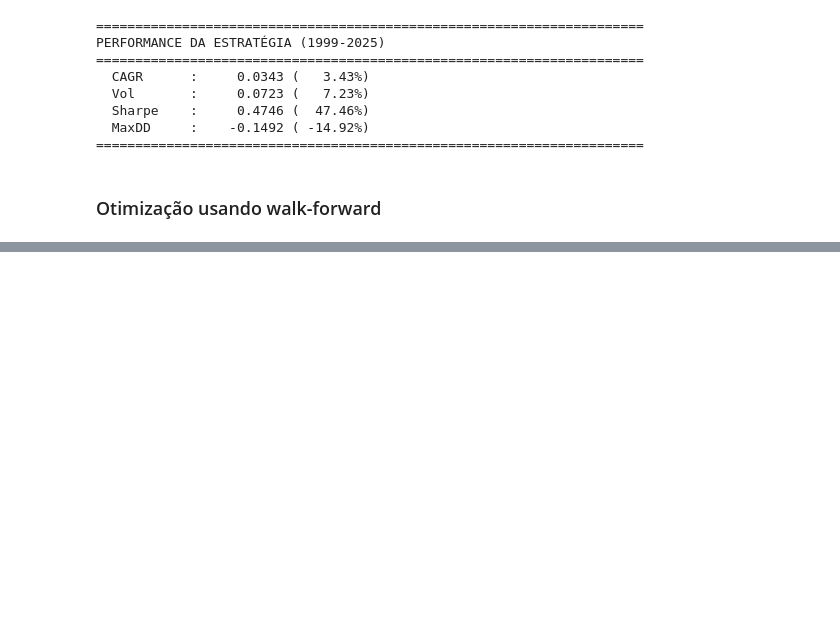
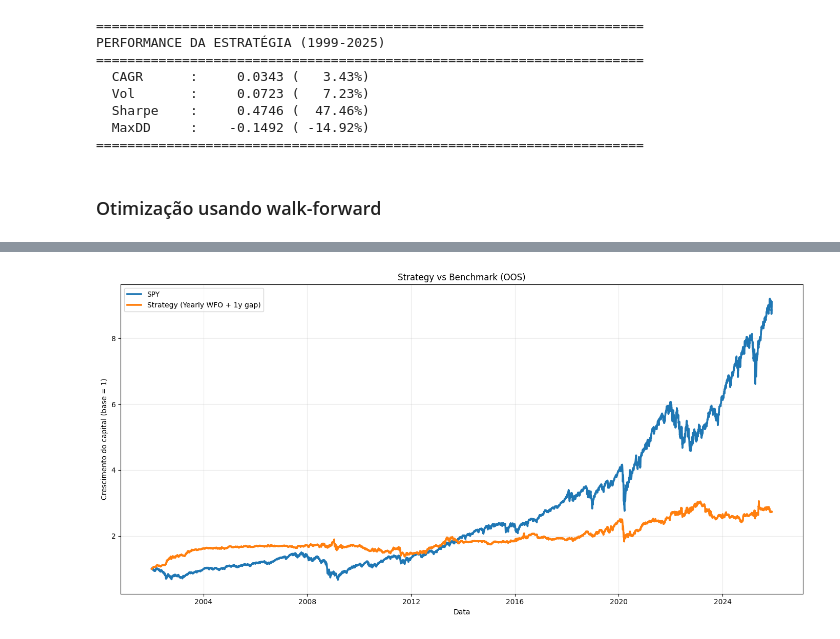
Before and after one commit to savio160502/Statistical-Arbitrage, a Jupyter notebook: run_backtest.ipynb, the cells around one changed output, grey strips where cells are left out. Drawn from its saved outputs; the diff is of its cells as text; code cells hidden in the pictures; blank space fills up the shorter version.

```diff
--- a/run_backtest.ipynb
+++ b/run_backtest.ipynb
@@ -1075,9 +1075,9 @@ def optimize_then_trade_yearly_with_gap(
     cv_window_size: int = 252*2,
     cv_step_size: int = 252,
     seed: int = 42,
-    storage: str = "sqlite:///optuna_yearly.db",
+    storage: str = "sqlite:///optuna_yearly_eua.db",
     study_prefix: str = "wfo",
-    params_ckpt_path: str = "params_by_year_eua.csv",
+    params_ckpt_path: str = "params_eua_year.csv",
     rets_ckpt_path: str = "ret_oos_eua.csv",
 ):
 
@@ -1245,6 +1245,7 @@ def optimize_then_trade_yearly_with_gap(
         B_exec = bench.loc[(bench.index.year >= last_train_start) & (bench.index.year <= test_year)]
         test_idx = returns.loc[returns.index.year == test_year].index
 
+        print(f"\n=== Test Year: {test_year} | Train: {last_train_start}-{last_train_end} | Gap: {last_gap_year} | Opt: {last_opt_year} | Score (train CV): {current_score:.4f} ===")
         res_exec = pca_portfolio_hedge(
             returns=R_exec,
             returns_bench=B_exec,
@@ -1264,11 +1265,15 @@ def optimize_then_trade_yearly_with_gap(
             verbose=False,
         )
 
+        print(f"Test Year {test_year} - Score OOS: {score_strategy(res_exec['ret_net'].reindex(test_idx).dropna()):.4f}")
         ret_y = res_exec["ret_net"].reindex(test_idx).dropna()
         if len(ret_y) < 60:
             continue
 
-        ret_oos_all = pd.concat([ret_oos_all, ret_y]).sort_index()
+        if ret_oos_all.empty:
+            ret_oos_all = ret_y.sort_index()
+        else:
+            ret_oos_all = pd.concat([ret_oos_all, ret_y]).sort_index()
         ret_oos_all.name = "ret_oos"
 
         row = {
@@ -1281,9 +1286,14 @@ def optimize_then_trade_yearly_with_gap(
             **current_params,
         }
 
-        params_table = pd.concat([params_table, pd.DataFrame([row])], ignore_index=True)
+        new_row_df = pd.DataFrame([row])
+        if params_table.empty:
+            params_table = new_row_df
+        else:
+            params_table = pd.concat([params_table, new_row_df], ignore_index=True)
         params_table = params_table.sort_values("year_test").reset_index(drop=True)
 
+        print(f"Parameters for test year {test_year} saved. OOS return for the year: {ret_y.sum():.4f}")
         # checkpoints
         params_table.to_csv(params_ckpt_path, index=False)
         ret_oos_all.to_frame("ret_oos").to_csv(rets_ckpt_path)
@@ -1313,30 +1515,32 @@ out = optimize_then_trade_yearly_with_gap(
 # %%
 ret_oos = out["ret_oos"]
 cum_oos = out["cum_oos"]
 params_table = out["params_table"]
 
 # Benchmark no mesmo período OOS
 bench_oos = (returns_spy_longa if isinstance(returns_spy_longa, pd.Series) else returns_spy_longa.iloc[:,0])
 bench_oos = bench_oos.reindex(ret_oos.index).dropna()
 
 common = ret_oos.index.intersection(bench_oos.index)
 ret_oos = ret_oos.loc[common]
 bench_oos = bench_oos.loc[common]
 
 cum_strat = (1 + ret_oos).cumprod()
 cum_bench = (1 + bench_oos).cumprod()
 
 # normaliza início
 cum_strat = cum_strat / cum_strat.iloc[0]
 cum_bench = cum_bench / cum_bench.iloc[0]
 
 plt.figure(figsize=(14,7))
-plt.plot(cum_bench.index, cum_bench, linewidth=2.6, label="IBOV (OOS)")
+plt.plot(cum_bench.index, cum_bench, linewidth=2.6, label="SPY")
 plt.plot(cum_strat.index, cum_strat, linewidth=2.6, label="Strategy (Yearly WFO + 1y gap)")
 plt.grid(alpha=0.25)
 plt.title("Strategy vs Benchmark (OOS)")
 plt.xlabel("Data")
 plt.ylabel("Crescimento do capital (base = 1)")
 plt.legend()
 plt.tight_layout()
 plt.show()
+# %% [output]
+[figure, added]
```
Also changed, not shown: parts of 3 cells of this notebook, 1 other file.
